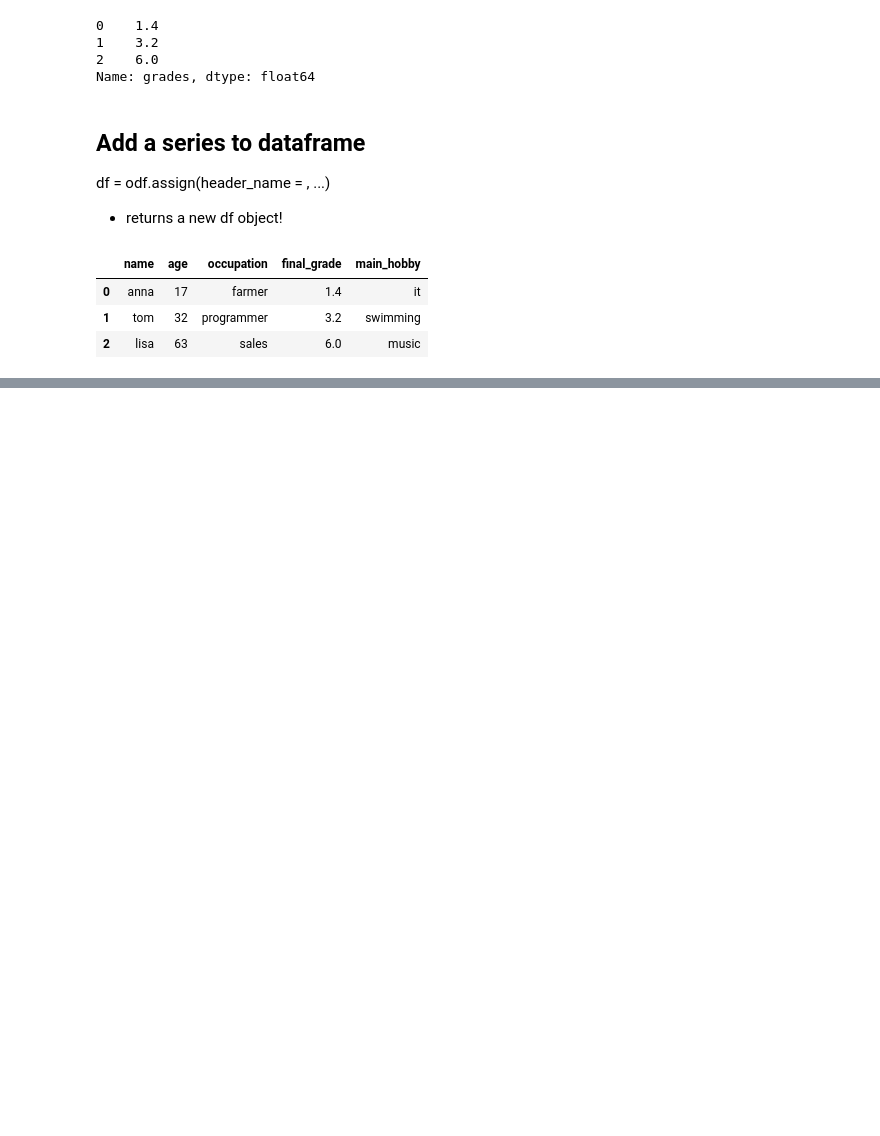
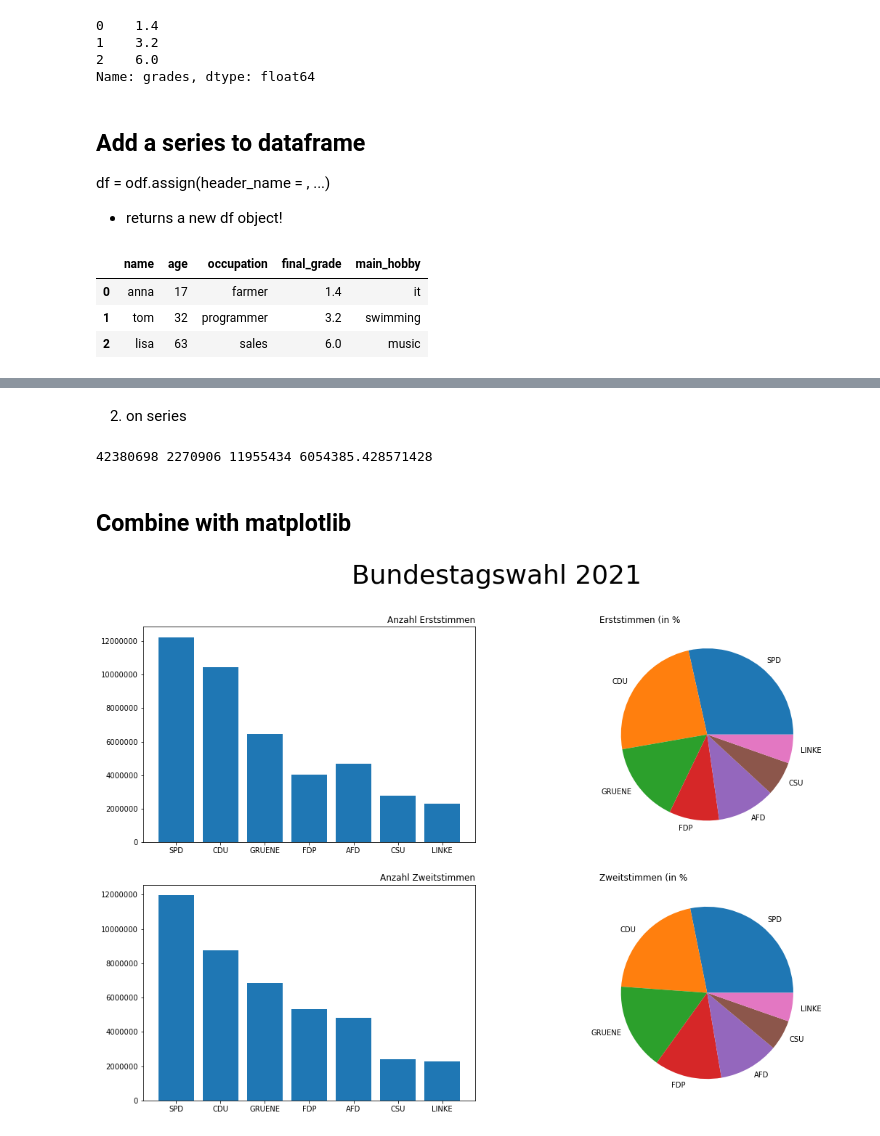
Before and after one commit to roman91DE/machine-learning, a Jupyter notebook: data-analytics/main.ipynb, the cells around one changed output, grey strips where cells are left out. Saved outputs shown, nothing was run; the diff lists cells and outputs as text; code cells hidden in the pictures; blank space fills up the shorter version.

```diff
--- a/data-analytics/main.ipynb
+++ b/data-analytics/main.ipynb
@@ -107,0 +128,36 @@ grades.name
+# %% [markdown]
+2. on series
+# %%
+print(
+        df["zweitstimmen"].sum(),
+        df["zweitstimmen"].min(),
+        df["zweitstimmen"].max(),
+        df["zweitstimmen"].mean(),
+)
+# %% [output]
+42380698 2270906 11955434 6054385.428571428
+# %% [markdown]
+## Combine with matplotlib
+# %%
+fig, axes = plt.subplots(nrows=2, ncols=2)
+
+# erststimmen
+axes[0][0].bar(df.index, df["erststimmen"])
+axes[0][0].set_title("Anzahl Erststimmen", loc="right")
+axes[0][0].yaxis.set_major_formatter(plt.FormatStrFormatter('%.0f'))    # use a formatter for standard int notation instead of scientific
+
+axes[0][1].pie(df["erststimmen_prozent"], labels=df.index)
+axes[0][1].set_title("Erststimmen (in %", loc="left")
+
+# zweitstimmen
+axes[1][0].bar(df.index, df["zweitstimmen"])
+axes[1][0].set_title("Anzahl Zweitstimmen", loc="right")
+axes[1][0].yaxis.set_major_formatter(plt.FormatStrFormatter('%.0f'))
+
+axes[1][1].pie(df["zweitstimmen_prozent"], labels=df.index)
+axes[1][1].set_title("Zweitstimmen (in %", loc="left")
+
+fig.suptitle("Bundestagswahl 2021", fontsize=36)                # figure super title
+fig.set_size_inches(18,12)
+# %% [output]
+[figure, added]
```
Also changed, not shown: parts of 7 cells of this notebook, 1 other file.
